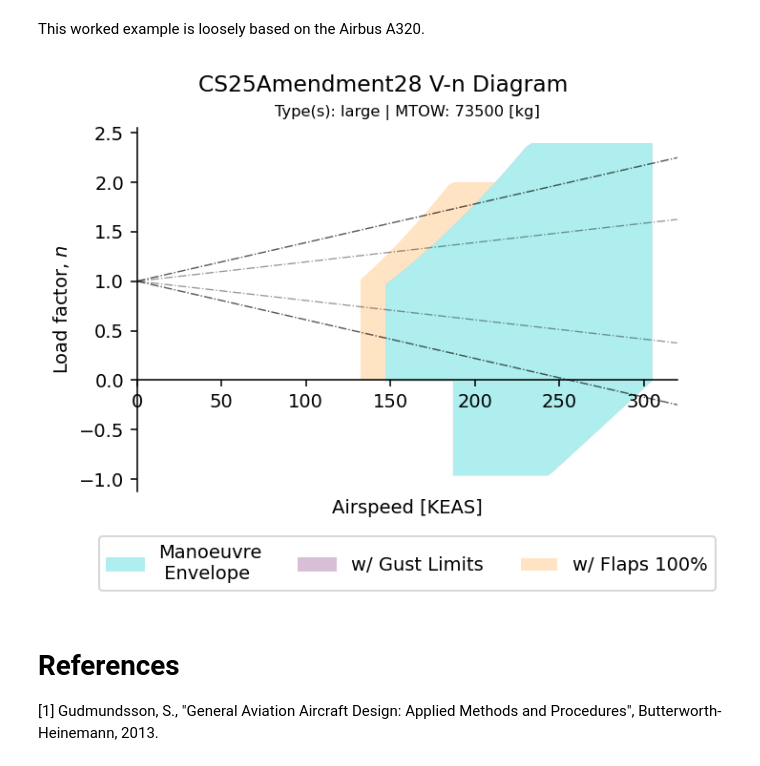
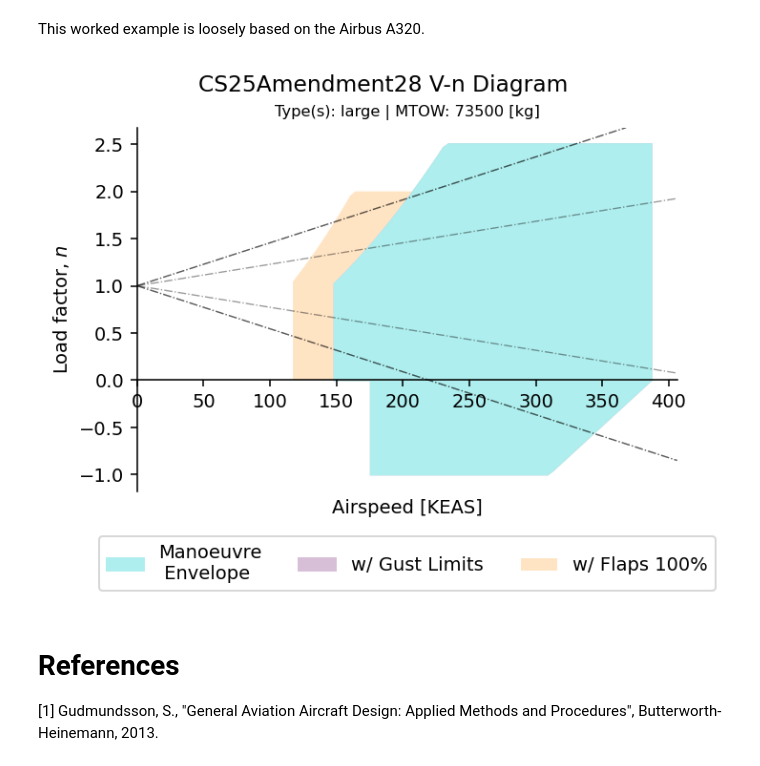
Before and after one commit to yaseen157/ADRpy, a Jupyter notebook: docs/ADRpy/notebooks/Constructing V-n diagrams in ADRpy.ipynb, the cells around one changed output. Saved outputs shown, nothing was run; the diff lists cells and outputs as text; code cells hidden in the pictures.

```diff
--- a/docs/ADRpy/notebooks/Constructing V-n diagrams in ADRpy.ipynb
+++ b/docs/ADRpy/notebooks/Constructing V-n diagrams in ADRpy.ipynb
@@ -219,37 +221,37 @@ fig, ax = Beech1900Dcs23spec.plot_Vn(weightfraction=1)
 # %% [markdown]
 This worked example is loosely based on the Airbus A320.
 # %%
-designbrief = {"vstallclean_kcas": 147, "cruisespeed_ktas": uc.mps_kts(230), "cruisealt_m":11e3, "servceil_m": 12.5e3}
+designbrief = {"vstallclean_kcas": 147, "cruisespeed_ktas": 487, "cruisealt_m":8.5e3, "servceil_m": 12.5e3}
 
 b_ft, S_ft2 = 123, 1320
 
 designdef = {
     "aspectratio": b_ft ** 2 / S_ft2,
     "weight_n": uc.kg_N(73500)
 }
 
 designperf = {
-    "CLmax": 1.6, "CLmin": -1, "CLalpha": 5.3,
-    "CLmaxHL": 2.10, "CLminHL": -0.75
+    "CLmax": 1.4, "CLmin": -1, "CLalpha": 5.3,
+    "CLmaxHL": 2.3, "CLminHL": -0.2
 }
 
 designatm = at.Atmosphere() # set the design atmosphere to a zero-offset ISA
 
 designpropulsion = "TurbofanHiBPR"
 
 A320concept = ca.AircraftConcept(
     brief=designbrief,
     design=designdef,
     performance=designperf,
     atmosphere=designatm,
     propulsion=designpropulsion
 )
 
-A320cs25spec = aw.CS25Amendment28(A320concept, uc.ft2_m2(S_ft2))
+A320cs25spec = aw.CS25Amendment28(A320concept)
 
 fig, ax = A320cs25spec.plot_Vn(weightfraction=1)
 # %% [output]
-[figure, old version]
+[figure, new version]
 # %% [markdown]
 # References
 
```
Also changed, not shown: parts of 9 cells of this notebook, 15 other files.
